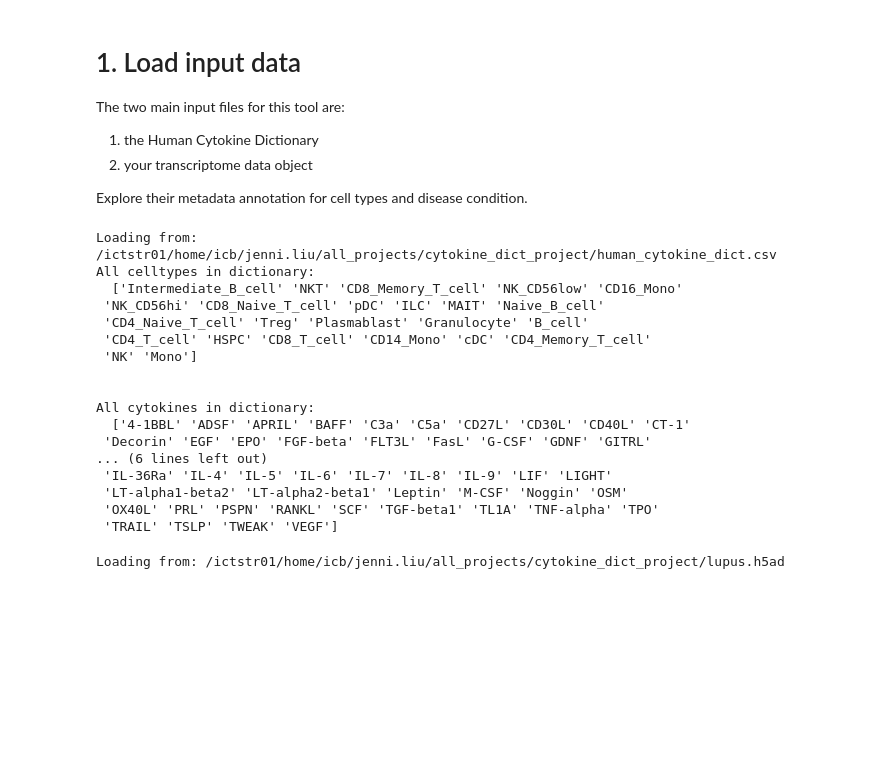
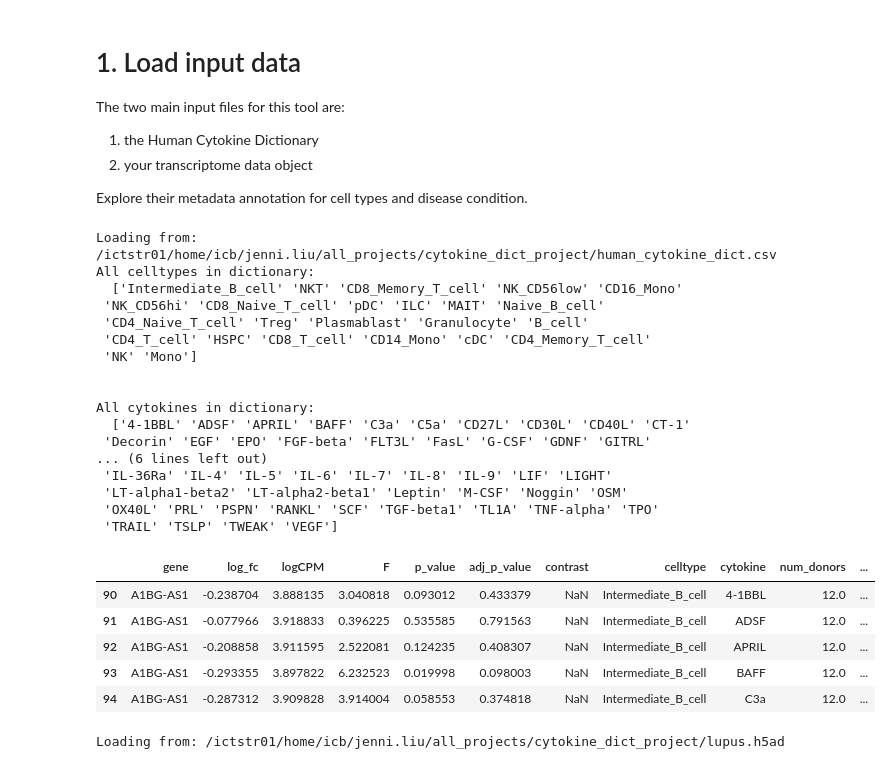
Before and after one commit to theislab/huCIRA, a Jupyter notebook: docs/notebooks/Tutorial_huCIRA_Lupus_hcd.ipynb, the cells around one changed output. Cells and saved outputs as stored; diff of their text form; code cells hidden in the pictures; blank space fills up the shorter version.

```diff
--- a/docs/notebooks/Tutorial_huCIRA_Lupus_hcd.ipynb
+++ b/docs/notebooks/Tutorial_huCIRA_Lupus_hcd.ipynb
@@ -28,27 +28,35 @@ Explore their metadata annotation for cell types and disease condition.
 # %%
 #### Load the human cytokine dictionary
 
 df_hcd_all = hc.load_human_cytokine_dict()
 
 print(f"All celltypes in dictionary:\n  {df_hcd_all.celltype.unique()}")
 print("\n")
 print(f"All cytokines in dictionary:\n  {df_hcd_all.cytokine.unique()}")
+
+df_hcd_all.head()
 # %% [output]
 Loading from: /ictstr01/home/icb/jenni.liu/all_projects/cytokine_dict_project/human_cytokine_dict.csv
 All celltypes in dictionary:
   ['Intermediate_B_cell' 'NKT' 'CD8_Memory_T_cell' 'NK_CD56low' 'CD16_Mono'
  'NK_CD56hi' 'CD8_Naive_T_cell' 'pDC' 'ILC' 'MAIT' 'Naive_B_cell'
  'CD4_Naive_T_cell' 'Treg' 'Plasmablast' 'Granulocyte' 'B_cell'
  'CD4_T_cell' 'HSPC' 'CD8_T_cell' 'CD14_Mono' 'cDC' 'CD4_Memory_T_cell'
  'NK' 'Mono']
 
 
 All cytokines in dictionary:
   ['4-1BBL' 'ADSF' 'APRIL' 'BAFF' 'C3a' 'C5a' 'CD27L' 'CD30L' 'CD40L' 'CT-1'
  'Decorin' 'EGF' 'EPO' 'FGF-beta' 'FLT3L' 'FasL' 'G-CSF' 'GDNF' 'GITRL'
 ... (6 lines left out)
  'IL-36Ra' 'IL-4' 'IL-5' 'IL-6' 'IL-7' 'IL-8' 'IL-9' 'LIF' 'LIGHT'
  'LT-alpha1-beta2' 'LT-alpha2-beta1' 'Leptin' 'M-CSF' 'Noggin' 'OSM'
  'OX40L' 'PRL' 'PSPN' 'RANKL' 'SCF' 'TGF-beta1' 'TL1A' 'TNF-alpha' 'TPO'
  'TRAIL' 'TSLP' 'TWEAK' 'VEGF']
+|  | gene | log_fc | logCPM | F | p_value | adj_p_value | contrast | celltype | cytokine | num_donors | ... |
+| 90 | A1BG-AS1 | -0.238704 | 3.888135 | 3.040818 | 0.093012 | 0.433379 | NaN | Intermediate_B_cell | 4-1BBL | 12.0 | ... |
+| 91 | A1BG-AS1 | -0.077966 | 3.918833 | 0.396225 | 0.535585 | 0.791563 | NaN | Intermediate_B_cell | ADSF | 12.0 | ... |
+| 92 | A1BG-AS1 | -0.208858 | 3.911595 | 2.522081 | 0.124235 | 0.408307 | NaN | Intermediate_B_cell | APRIL | 12.0 | ... |
+| 93 | A1BG-AS1 | -0.293355 | 3.897822 | 6.232523 | 0.019998 | 0.098003 | NaN | Intermediate_B_cell | BAFF | 12.0 | ... |
+| 94 | A1BG-AS1 | -0.287312 | 3.909828 | 3.914004 | 0.058553 | 0.374818 | NaN | Intermediate_B_cell | C3a | 12.0 | ... |
 # %%
```
Also changed, not shown: parts of 14 cells of this notebook.
